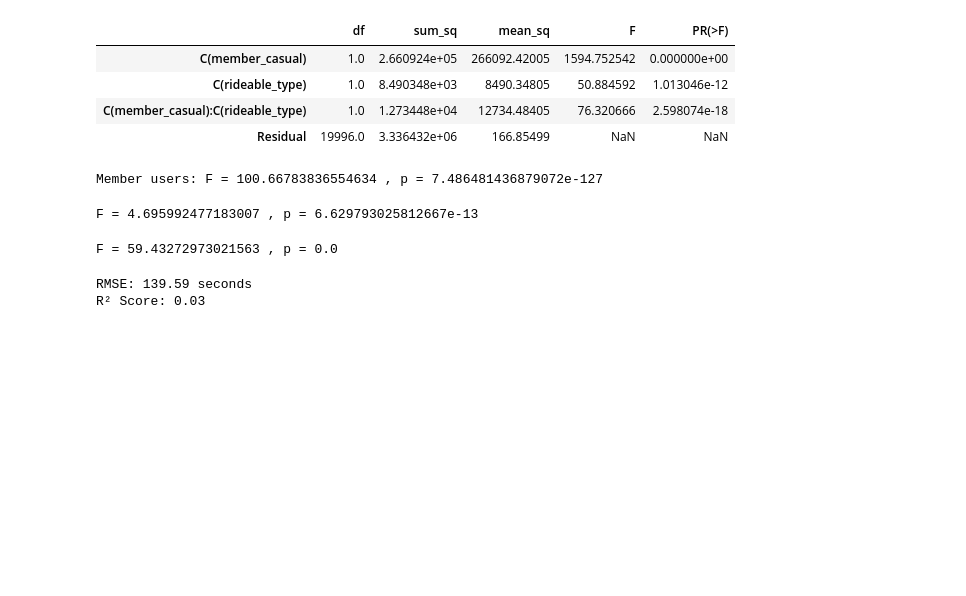
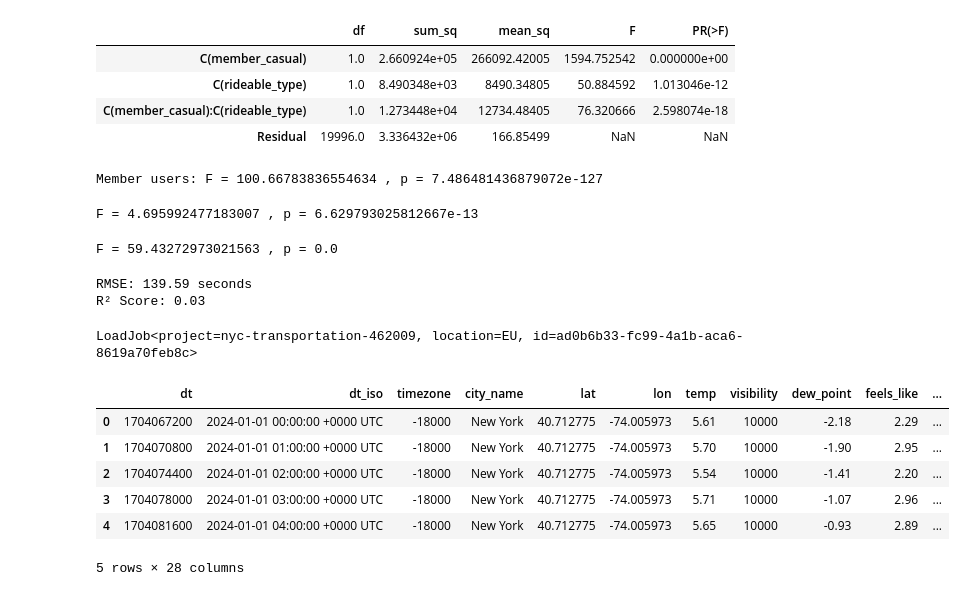
Before and after one commit to olshevskaa/citibike-nyc, a Jupyter notebook: notebooks/citibike.ipynb, the cells around one changed output. Saved outputs shown, nothing was run; the diff lists cells and outputs as text; code cells hidden in the pictures; blank space fills up the shorter version.

Commit message:
load NYC weather data to bigquery

```diff
--- a/notebooks/citibike.ipynb
+++ b/notebooks/citibike.ipynb
@@ -31,7 +31,9 @@ client = bigquery.Client()
 
 bq_project_id = os.getenv('GCP_PROJECT_ID')
 bq_dataset_name = os.getenv('BQ_DATASET')
-bq_table_name = os.getenv('BQ_TABLE')
+bq_trips_table_name = os.getenv('BQ_TABLE_TRIPS')
+bq_weather_table_name = os.getenv('BQ_TABLE_WEATHER')
 
-table_red = f'{bq_project_id}.{bq_dataset_name}.{bq_table_name}'
-cleaned_table_ref = f'{bq_project_id}.{bq_dataset_name}.{bq_table_name}_cleaned'
+table_ref = f'{bq_project_id}.{bq_dataset_name}.{bq_trips_table_name}'
+cleaned_table_ref = f'{bq_project_id}.{bq_dataset_name}.{bq_trips_table_name}_cleaned'
+weather_table_ref = f'{bq_project_id}.{bq_dataset_name}.{bq_weather_table_name}'
@@ -941,3 +945,37 @@ print(f"R² Score: {r2_score(y_test, y_pred):.2f}")
 # %% [output]
 RMSE: 139.59 seconds
 R² Score: 0.03
+# %%
+job_config = bigquery.LoadJobConfig(
+    source_format=bigquery.SourceFormat.CSV,
+    skip_leading_rows=1,
+    autodetect=True,
+    write_disposition=bigquery.WriteDisposition.WRITE_TRUNCATE
+)
+
+with open('./weather_nyc.csv', 'rb') as weather_file:
+    load_job = client.load_table_from_file(
+        weather_file,
+        weather_table_ref,
+        job_config=job_config
+    )
+
+load_job.result()
+# %% [output]
+LoadJob<project=nyc-transportation-462009, location=EU, id=ad0b6b33-fc99-4a1b-aca6-8619a70feb8c>
+# %%
+query = f"""
+    SELECT * FROM {weather_table_ref}
+    LIMIT 5
+"""
+
+df = client.query(query).to_dataframe()
+df
+# %% [output]
+|  | dt | dt_iso | timezone | city_name | lat | lon | temp | visibility | dew_point | feels_like | ... |
+| 0 | 1704067200 | 2024-01-01 00:00:00 +0000 UTC | -18000 | New York | 40.712775 | -74.005973 | 5.61 | 10000 | -2.18 | 2.29 | ... |
+| 1 | 1704070800 | 2024-01-01 01:00:00 +0000 UTC | -18000 | New York | 40.712775 | -74.005973 | 5.70 | 10000 | -1.90 | 2.95 | ... |
+| 2 | 1704074400 | 2024-01-01 02:00:00 +0000 UTC | -18000 | New York | 40.712775 | -74.005973 | 5.54 | 10000 | -1.41 | 2.20 | ... |
+| 3 | 1704078000 | 2024-01-01 03:00:00 +0000 UTC | -18000 | New York | 40.712775 | -74.005973 | 5.71 | 10000 | -1.07 | 2.96 | ... |
+| 4 | 1704081600 | 2024-01-01 04:00:00 +0000 UTC | -18000 | New York | 40.712775 | -74.005973 | 5.65 | 10000 | -0.93 | 2.89 | ... |
+5 rows × 28 columns
```
Also changed, not shown: parts of 7 cells of this notebook, 1 other file.
